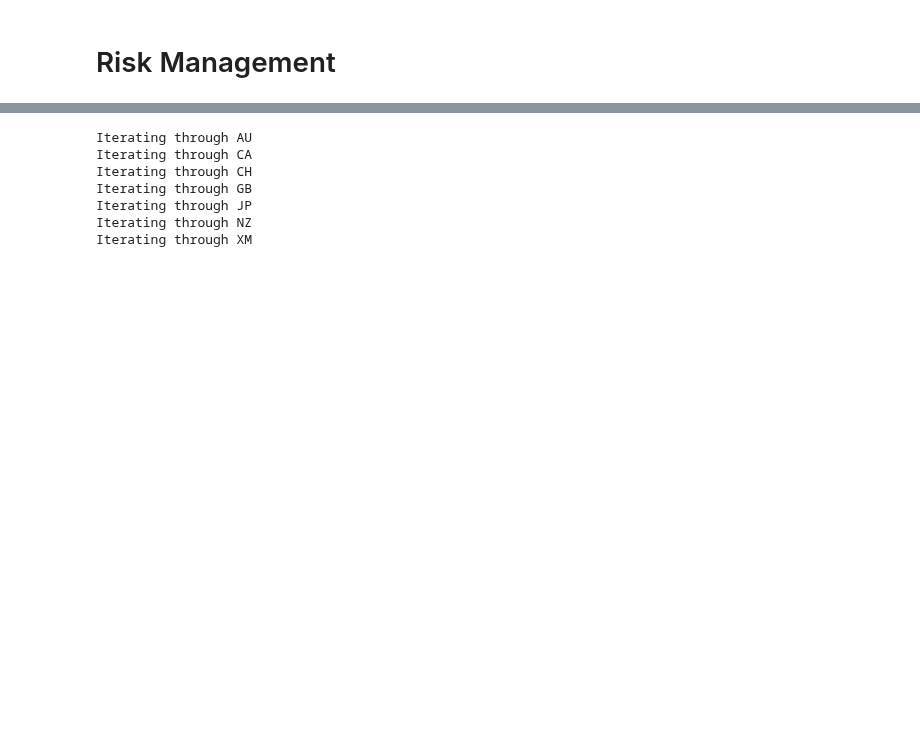
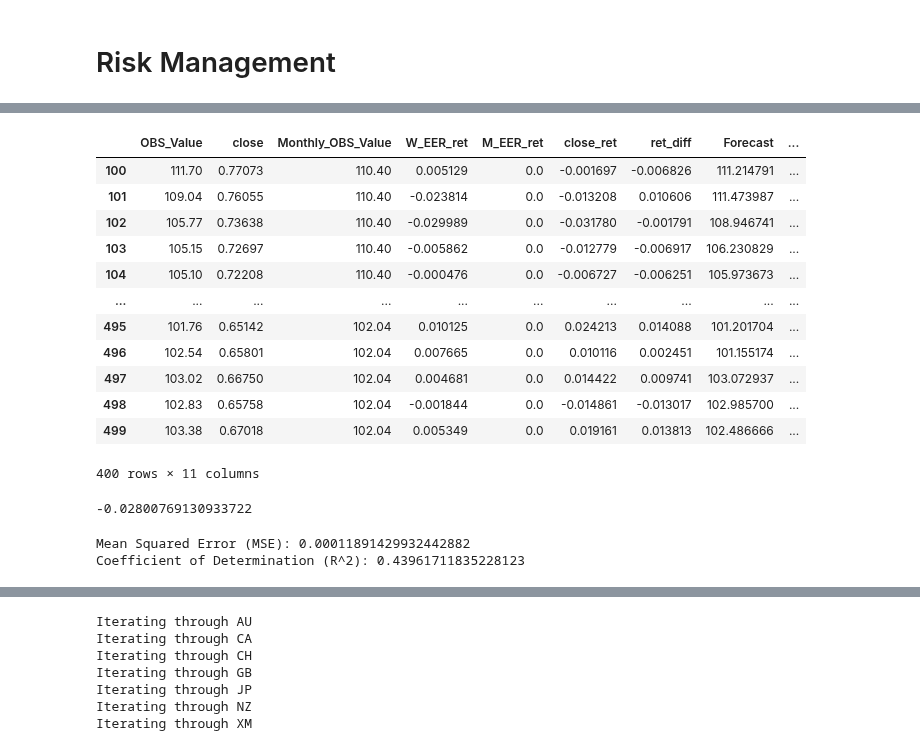
Before and after one commit to aliquid-novi/Strategies, a Jupyter notebook: lets get it/EER-Based-Mark.ipynb, the cells around one changed output, grey strips where cells are left out. Saved outputs shown, nothing was run; the diff lists cells and outputs as text; code cells hidden in the pictures; blank space fills up the shorter version.

```diff
--- a/lets get it/EER-Based-Mark.ipynb
+++ b/lets get it/EER-Based-Mark.ipynb
@@ -253,0 +382,20 @@ weekly_dfs['AU']['ret_diff'].plot()
+# %%
+arma_forecasts = {}
+
+series = weekly_dfs['AU']['OBS_Value']
+best_arima_order = (2, 1, 2)
+
+# Store the forecasts for each DataFrame
+forecasts = []
+
+# Iterate over the series, retraining the model on the most recent 100 data points and forecasting one step ahead
+for end in range(100, len(series)):
+    if end % 50 == 0:
+        print(f'{end + 50} data points ran')
+    train_data = series.iloc[end-100:end]
+    model = ARIMA(train_data, order=best_arima_order)
+    model_fit = model.fit()
+    forecast = model_fit.forecast(steps=1)
+    forecasts.append(forecast[0])
+
+arma_forecasts['AU'] = pd.DataFrame(forecasts, columns=['Forecast'])
@@ -253,0 +413,30 @@ weekly_dfs['AU']['ret_diff'].plot()
+# %%
+nans = pd.DataFrame({'Forecast': [np.nan] * 100})
+# %%
+au_eer_forecasts = pd.DataFrame(arma_forecasts['AU'])
+# %%
+aligned_df = pd.concat([nans, au_eer_forecasts]).reset_index(drop=True)
+t1 = weekly_dfs['AU'].reset_index(drop = True)
+t1a = pd.concat([t1, aligned_df], axis = 1).dropna()
+t1a['forecast_change'] = t1a['Forecast'].pct_change()
+t1a['real_vs_forecast'] = t1a['OBS_Value'] - t1a['Forecast']
+t1a['r_v_f_ratio'] = t1a['OBS_Value'] / t1a['Forecast']
+t1a
+# %% [output]
+|  | OBS_Value | close | Monthly_OBS_Value | W_EER_ret | M_EER_ret | close_ret | ret_diff | Forecast | ... |
+| 100 | 111.70 | 0.77073 | 110.40 | 0.005129 | 0.0 | -0.001697 | -0.006826 | 111.214791 | ... |
+| 101 | 109.04 | 0.76055 | 110.40 | -0.023814 | 0.0 | -0.013208 | 0.010606 | 111.473987 | ... |
+| 102 | 105.77 | 0.73638 | 110.40 | -0.029989 | 0.0 | -0.031780 | -0.001791 | 108.946741 | ... |
+| 103 | 105.15 | 0.72697 | 110.40 | -0.005862 | 0.0 | -0.012779 | -0.006917 | 106.230829 | ... |
+| 104 | 105.10 | 0.72208 | 110.40 | -0.000476 | 0.0 | -0.006727 | -0.006251 | 105.973673 | ... |
+| ... | ... | ... | ... | ... | ... | ... | ... | ... | ... |
+| 495 | 101.76 | 0.65142 | 102.04 | 0.010125 | 0.0 | 0.024213 | 0.014088 | 101.201704 | ... |
+| 496 | 102.54 | 0.65801 | 102.04 | 0.007665 | 0.0 | 0.010116 | 0.002451 | 101.155174 | ... |
+| 497 | 103.02 | 0.66750 | 102.04 | 0.004681 | 0.0 | 0.014422 | 0.009741 | 103.072937 | ... |
+| 498 | 102.83 | 0.65758 | 102.04 | -0.001844 | 0.0 | -0.014861 | -0.013017 | 102.985700 | ... |
+| 499 | 103.38 | 0.67018 | 102.04 | 0.005349 | 0.0 | 0.019161 | 0.013813 | 102.486666 | ... |
+400 rows × 11 columns
+# %%
+t1a['close_ret'].corr(t1a['real_vs_forecast_change'])
+# %% [output]
+-0.02800769130933722
@@ -253,0 +453,25 @@ weekly_dfs['AU']['ret_diff'].plot()
+# %%
+from sklearn.tree import DecisionTreeRegressor
+from sklearn.model_selection import train_test_split
+from sklearn.metrics import mean_squared_error, r2_score
+
+X_train, X_test, y_train, y_test = train_test_split(X, y, test_size=0.9, random_state=42)
+
+# Create a Decision Tree Regressor model
+model = DecisionTreeRegressor()
+
+# Fit the model to the training data
+model.fit(X_train, y_train)
+
+# Make predictions on the testing set
+y_pred = model.predict(X_test)
+
+# Calculate the performance metrics
+mse = mean_squared_error(y_test, y_pred)
+r2 = r2_score(y_test, y_pred)
+
+print(f"Mean Squared Error (MSE): {mse}")
+print(f"Coefficient of Determination (R^2): {r2}")
+# %% [output]
+Mean Squared Error (MSE): 0.00011891429932442882
+Coefficient of Determination (R^2): 0.43961711835228123
```
Also changed, not shown: parts of 37 cells of this notebook, 11 other files.
